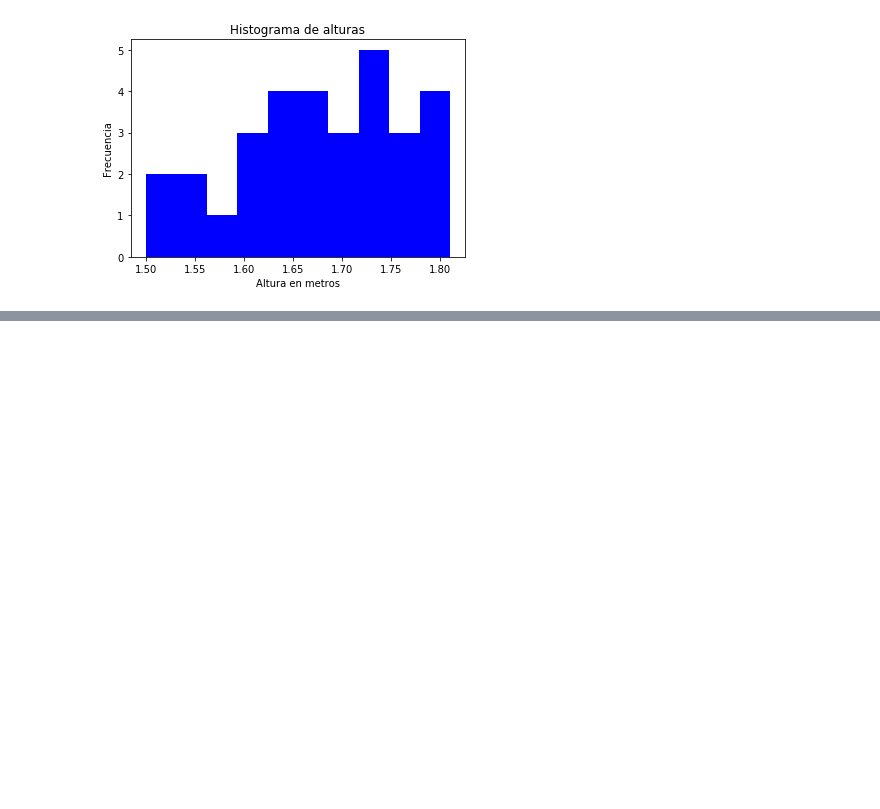
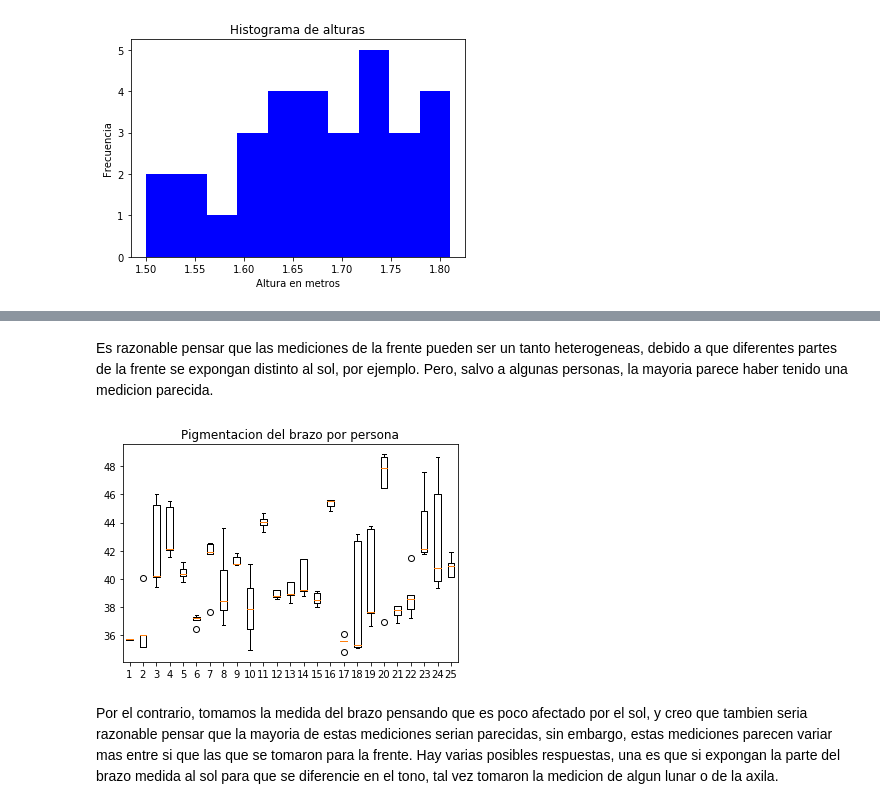
Before and after one commit to mpadilla905/db1stclass, a Jupyter notebook: Genetica_graphics.ipynb, the cells around one changed output, grey strips where cells are left out. Cells and saved outputs as stored; diff of their text form; code cells hidden in the pictures; blank space fills up the shorter version.

```diff
--- a/Genetica_graphics.ipynb
+++ b/Genetica_graphics.ipynb
@@ -151,0 +200,11 @@ plt.show()
+# %% [markdown]
+Es razonable pensar que las mediciones de la frente pueden ser un tanto heterogeneas, debido a que diferentes partes de la frente se expongan distinto al sol, por ejemplo. Pero, salvo a algunas personas, la mayoria parece haber tenido una medicion parecida.
+# %%
+fig2, ax2 = plt.subplots()
+ax2.set_title('Pigmentacion del brazo por persona')
+ax2.boxplot(todosbrazo)
+plt.show()
+# %% [output]
+[figure, added]
+# %% [markdown]
+Por el contrario, tomamos la medida del brazo pensando que es poco afectado por el sol, y creo que tambien seria razonable pensar que la mayoria de estas mediciones serian parecidas, sin embargo, estas mediciones parecen variar mas entre si que las que se tomaron para la frente. Hay varias posibles respuestas, una es que si expongan la parte del brazo medida al sol para que se diferencie en el tono, tal vez tomaron la medicion de algun lunar o de la axila.
```
Also changed, not shown: parts of 19 cells of this notebook.
